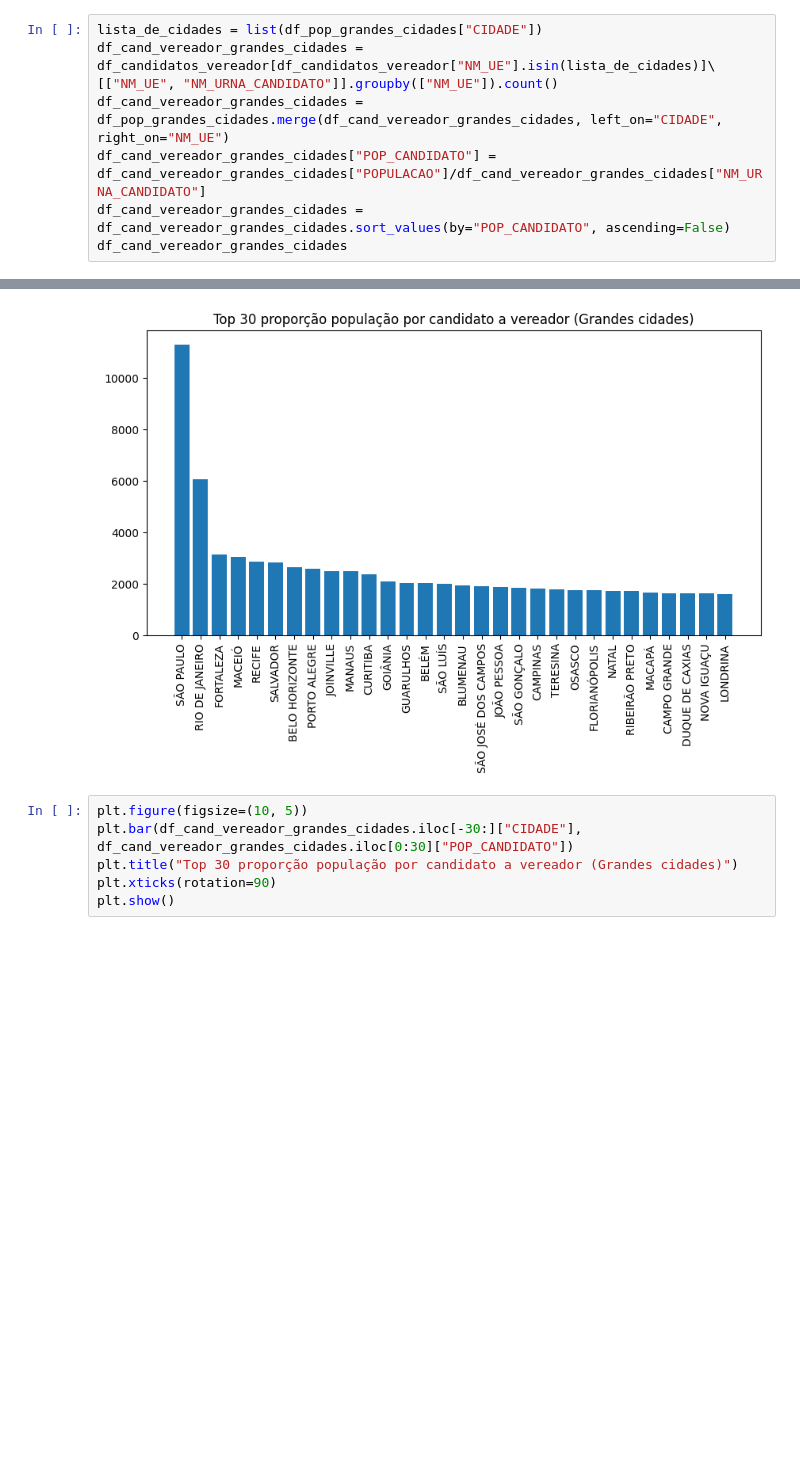
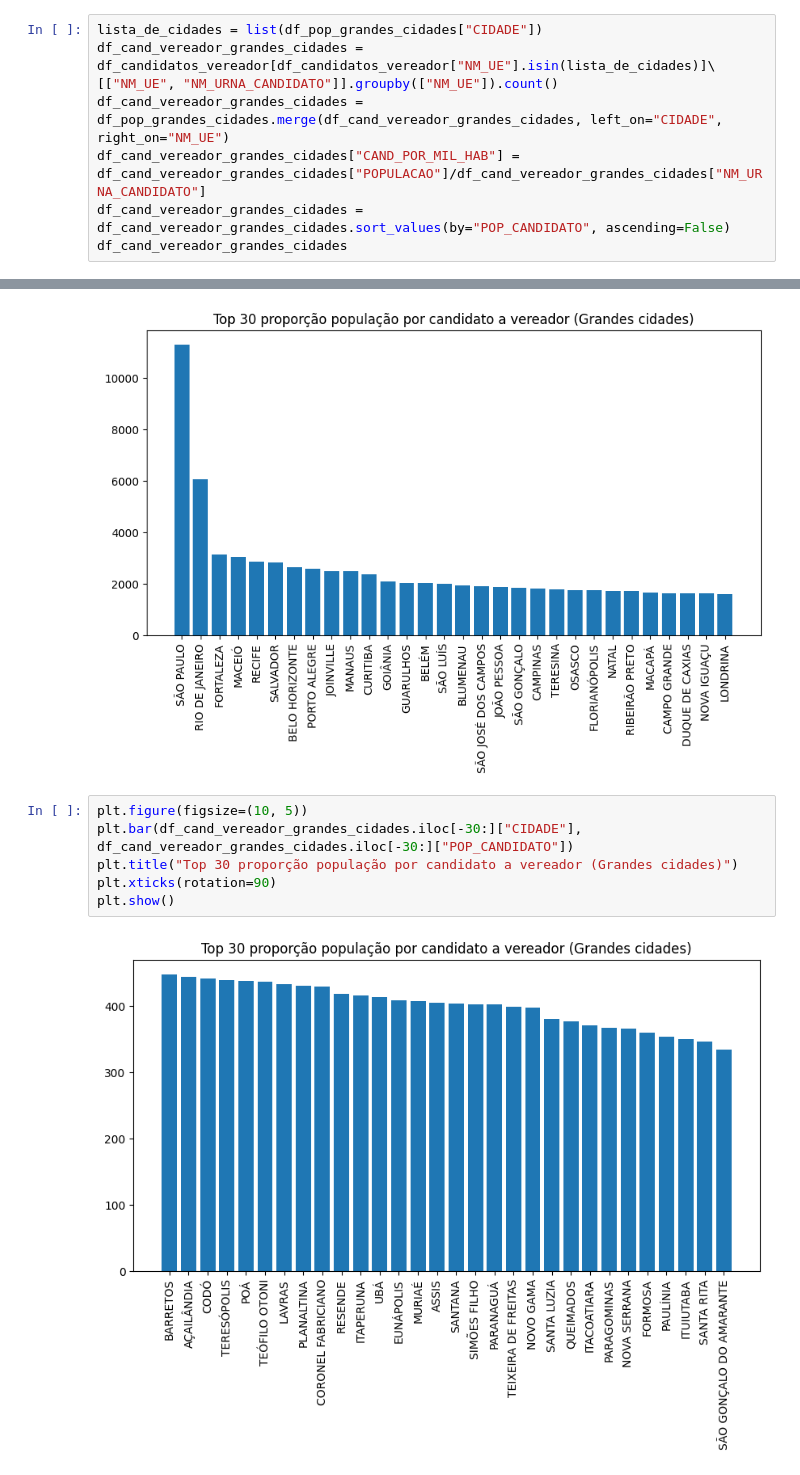
Before and after one commit to nfmmendes/eleicoes-2024-brasil, a Jupyter notebook: Eleições 2024.ipynb, the cells around one changed output, grey strips where cells are left out. Drawn from its saved outputs; the diff is of its cells as text; blank space fills up the shorter version.

```diff
--- a/Eleições 2024.ipynb
+++ b/Eleições 2024.ipynb
@@ -68,7 +86,7 @@ lista_de_cidades = list(df_pop_grandes_cidades["CIDADE"])
 df_cand_vereador_grandes_cidades = df_candidatos_vereador[df_candidatos_vereador["NM_UE"].isin(lista_de_cidades)]\
 [["NM_UE", "NM_URNA_CANDIDATO"]].groupby(["NM_UE"]).count()
 df_cand_vereador_grandes_cidades = df_pop_grandes_cidades.merge(df_cand_vereador_grandes_cidades, left_on="CIDADE", right_on="NM_UE")
-df_cand_vereador_grandes_cidades["POP_CANDIDATO"] = df_cand_vereador_grandes_cidades["POPULACAO"]/df_cand_vereador_grandes_cidades["NM_URNA_CANDIDATO"]
+df_cand_vereador_grandes_cidades["CAND_POR_MIL_HAB"] = df_cand_vereador_grandes_cidades["POPULACAO"]/df_cand_vereador_grandes_cidades["NM_URNA_CANDIDATO"]
 df_cand_vereador_grandes_cidades = df_cand_vereador_grandes_cidades.sort_values(by="POP_CANDIDATO", ascending=False)
 df_cand_vereador_grandes_cidades
 # %% [output]
@@ -95,7 +113,9 @@ plt.show()
 [figure]
 # %%
 plt.figure(figsize=(10, 5))
-plt.bar(df_cand_vereador_grandes_cidades.iloc[-30:]["CIDADE"], df_cand_vereador_grandes_cidades.iloc[0:30]["POP_CANDIDATO"])
+plt.bar(df_cand_vereador_grandes_cidades.iloc[-30:]["CIDADE"], df_cand_vereador_grandes_cidades.iloc[-30:]["POP_CANDIDATO"])
 plt.title("Top 30 proporção população por candidato a vereador (Grandes cidades)")
 plt.xticks(rotation=90)
 plt.show()
+# %% [output]
+[figure, added]
```
Also changed, not shown: parts of 2 cells of this notebook.
